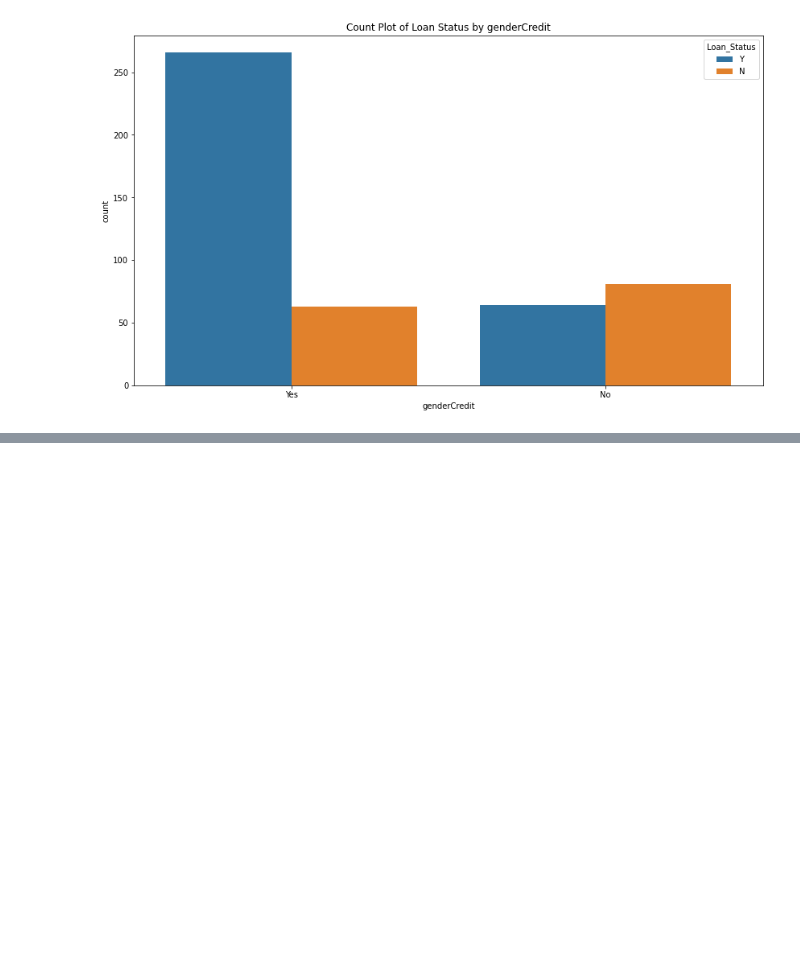
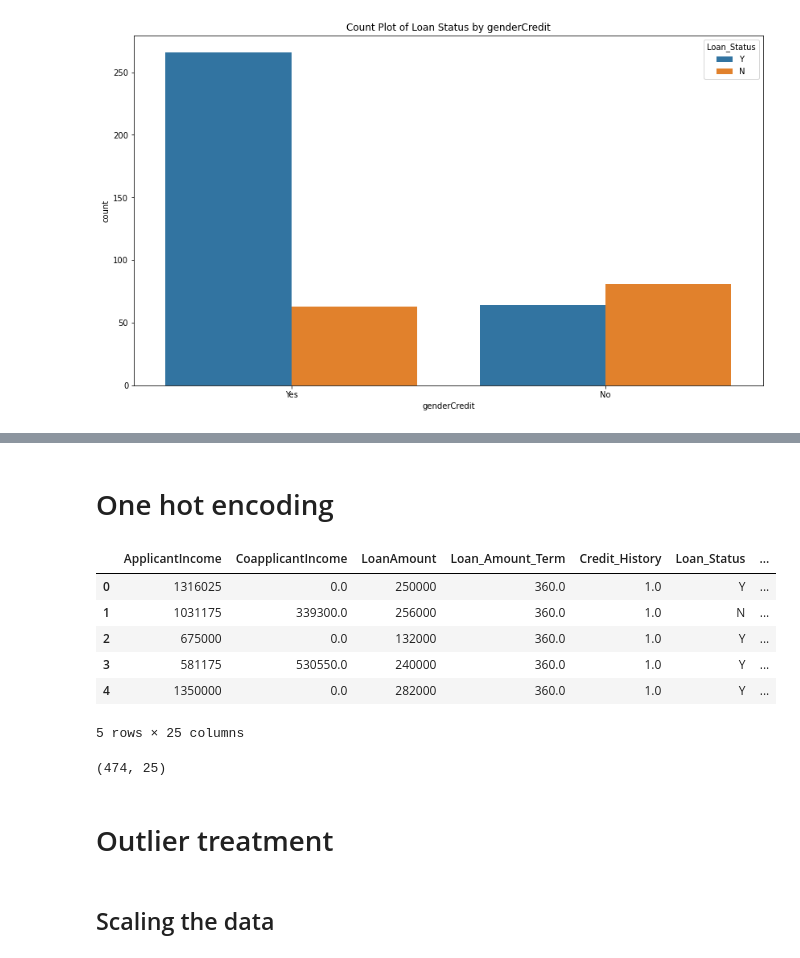
Before and after one commit to proton029/InternshipDataScience_banking, a Jupyter notebook: Data_Analytics.ipynb, the cells around one changed output, grey strips where cells are left out. Cells and saved outputs as stored; diff of their text form; code cells hidden in the pictures; blank space fills up the shorter version.

```diff
--- a/Data_Analytics.ipynb
+++ b/Data_Analytics.ipynb
@@ -844,9 +844,9 @@ df.head()
 | 3 | Male | Yes | 0 | Not Graduate | No | 581175 | 530550.0 | ... |
 | 4 | Male | No | 0 | Graduate | No | 1350000 | 0.0 | ... |
 # %%
-# df=df.drop('CoapplicantIncome_Range',axis=1)
-# df=df.drop('ApplicantIncome_Range',axis=1)
-# df=df.drop('Loan_Amount_Term_Range',axis=1)
+df=df.drop('CoapplicantIncome_Range',axis=1)
+df=df.drop('ApplicantIncome_Range',axis=1)
+df=df.drop('Loan_Amount_Term_Range',axis=1)
 # %%
 df['Dependents_Range'] = df['Dependents_Range'].cat.add_categories(['0'])
 # %%
@@ -863,7 +863,7 @@ df.head()
 | 3 | Male | Yes | 0 | Not Graduate | No | 581175 | 530550.0 | ... |
 | 4 | Male | No | 0 | Graduate | No | 1350000 | 0.0 | ... |
 # %%
-df=df.drop('isEmployee',axis=1)
+# df=df.drop('isEmployee',axis=1)
 # %%
 # create new feature RepaymentCapacity
 df['RepaymentCapacity'] = ((df['ApplicantIncome'] + df['CoapplicantIncome'])/df['LoanAmount'] >= 0.5) & (df['Credit_History'] == 1)
@@ -906,0 +912,23 @@ plt.title('Count Plot of Loan Status by genderCredit');
+# %% [markdown]
+# One hot encoding
+# %%
+columns_to_encode = ['Gender', 'Married', 'Dependents', 'Education', 'Self_Employed', 'Property_Area', 'LoanAmount_Ranges', 'Dependents_Range', 'FamilyFinancePlan', 'RepaymentCapacity', 'PropertyValuingCustomer', 'genderCredit']
+
+# Perform one-hot encoding
+df2 = pd.get_dummies(df, columns=columns_to_encode,drop_first=True)
+# %%
+df2.head()
+# %% [output]
+|  | ApplicantIncome | CoapplicantIncome | LoanAmount | Loan_Amount_Term | Credit_History | Loan_Status | ... |
+| 0 | 1316025 | 0.0 | 250000 | 360.0 | 1.0 | Y | ... |
+| 1 | 1031175 | 339300.0 | 256000 | 360.0 | 1.0 | N | ... |
+| 2 | 675000 | 0.0 | 132000 | 360.0 | 1.0 | Y | ... |
+| 3 | 581175 | 530550.0 | 240000 | 360.0 | 1.0 | Y | ... |
+| 4 | 1350000 | 0.0 | 282000 | 360.0 | 1.0 | Y | ... |
+5 rows × 25 columns
+# %%
+df2.shape
+# %% [output]
+(474, 25)
+# %% [markdown]
+# Outlier treatment
@@ -906,0 +945,2 @@ plt.title('Count Plot of Loan Status by genderCredit');
+# %% [markdown]
+## Scaling the data
```
Also changed, not shown: parts of 7 cells of this notebook.
